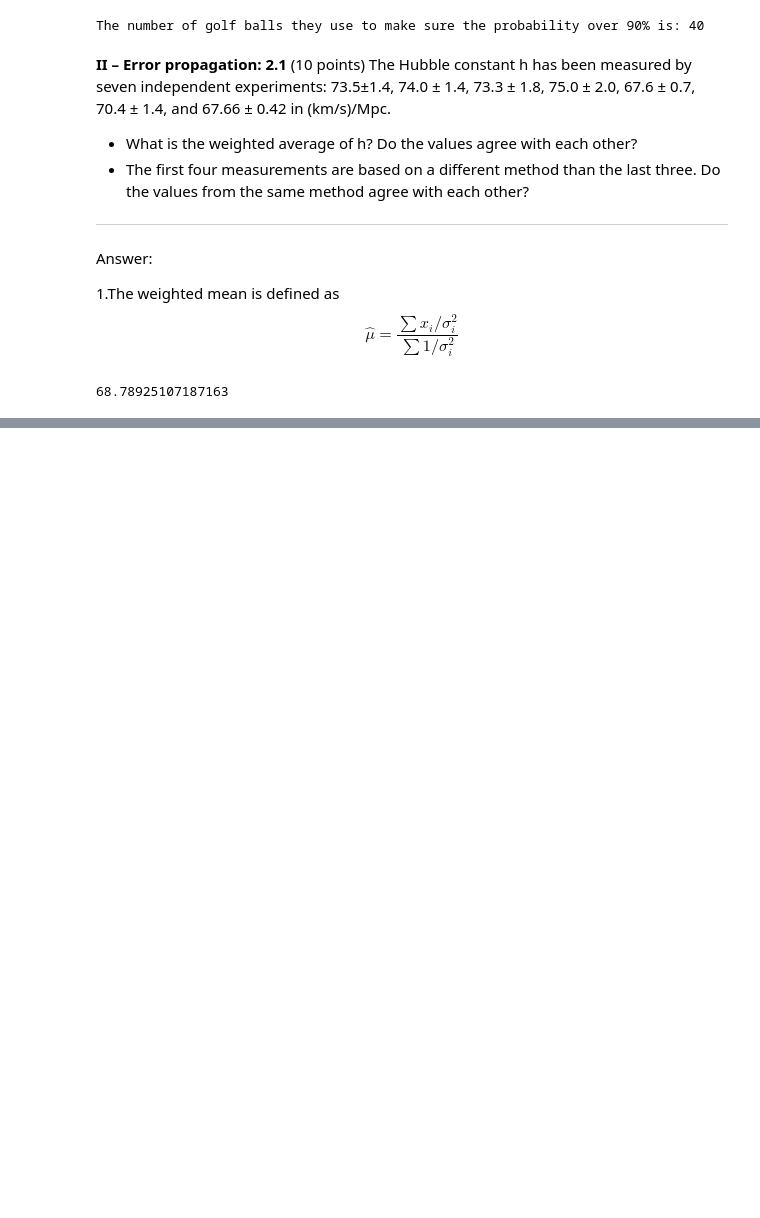
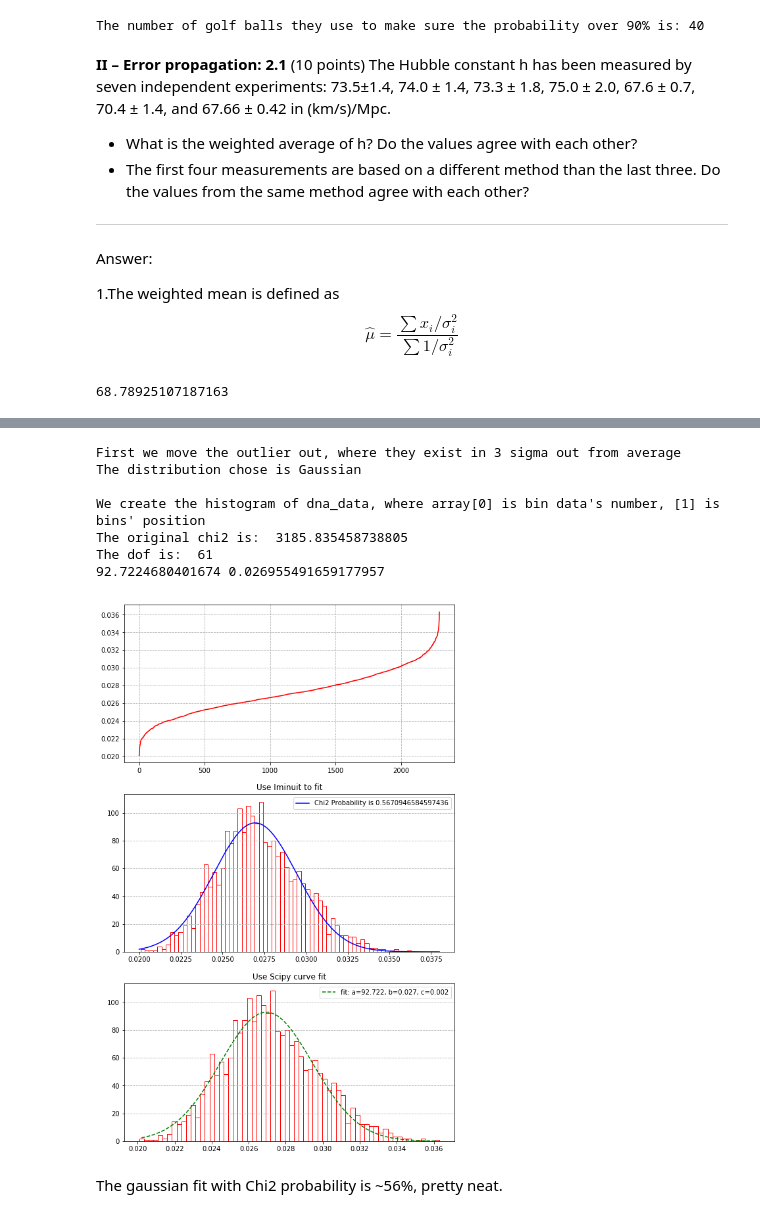
Before and after one commit to gaozmm/Playground_gaozm, a Jupyter notebook: Play_for_stats/Problem_set/ProblemSet2020_KianGao.ipynb, the cells around one changed output, grey strips where cells are left out. Drawn from its saved outputs; the diff is of its cells as text; code cells hidden in the pictures; blank space fills up the shorter version.

```diff
--- a/Play_for_stats/Problem_set/ProblemSet2020_KianGao.ipynb
+++ b/Play_for_stats/Problem_set/ProblemSet2020_KianGao.ipynb
@@ -82,0 +213,70 @@ And the values don't agree with each other. The weighted mean is roughly 68.79,
+# %%
+from iminuit import Minuit
+
+print('First we move the outlier out, where they exist in 3 sigma out from average')
+dna_ndata = np.delete(dna_data, np.argwhere(dna_data<=(np.average(dna_data))-3*np.std(dna_data)).flatten())
+dna_ndata = sorted(dna_ndata)
+fig, axs = plt.subplots(3, figsize=(9,15))
+axs[0].plot(np.linspace(0,len(dna_ndata),len(dna_ndata)), dna_ndata, c='r')
+axs[0].grid(linestyle='--')
+print('The distribution chose is Gaussian ')
+axs[1].hist(dna_ndata, 64, fill=False, edgecolor='red')
+axs[1].grid(linestyle='--', axis='y')
+
+dna_hist = np.histogram(dna_ndata, 64)
+print('\nWe create the histogram of dna_data, where array[0] is bin data\'s number, [1] is bins\' position')
+
+def gaussian_fit(x,a,x0,sigma):
+    return a*np.exp(-(x-x0)**2/(2*sigma**2))
+# Minimize the gaussian fit through Chi2
+
+N_dna_var = 3
+N_dna_dof = 64 - N_dna_var
+
+chi2_dna_object = Chi2Regression(gaussian_fit, (dna_hist[1][:-1]+dna_hist[1][1:])/2, dna_hist[0])
+
+# def chi2_dna_object(a, x0, sigma):
+#     y_fit = gaussian_fit((dna_hist[1][:-1]+dna_hist[1][1:])/2, a, x0, sigma)
+#     chi2 = np.sum(((dna_hist[0] - y_fit) / np.average(dna_ndata))**2)
+#     return chi2
+
+dna_minuit = Minuit(chi2_dna_object, pedantic=False, a=10, x0=0.03, sigma=0.027)
+dna_minuit.migrad()
+chi2_dna_minuit = dna_minuit.fval
+print('The original chi2 is: ', chi2_dna_minuit)
+print('The dof is: ', N_dna_dof)
+
+a_dna_fit = dna_minuit.values['a']
+x0_dna_fit = dna_minuit.values['x0']
+sigma_dna_fit = dna_minuit.values['sigma']
+
+x_dna_fit = np.linspace(0.02, 0.038, 1000)
+gaussian_dna_fit = gaussian_fit(x_dna_fit,a_dna_fit, x0_dna_fit,sigma_dna_fit)
+print(a_dna_fit, x0_dna_fit)
+
+axs[1].plot(x_dna_fit, gaussian_dna_fit, c='b',label='Chi2 Probability is '+str(stats.chi2.sf(chi2_dna_minuit, 3200)))
+axs[1].legend()
+axs[1].set_title('Use Iminuit to fit')
+
+
+#---------------------------------------------
+
+popt, pcov = opt.curve_fit(gaussian_fit, (dna_hist[1][:-1]+dna_hist[1][1:])/2, dna_hist[0])
+axs[2].plot((dna_hist[1][:-1]+dna_hist[1][1:])/2, gaussian_fit((dna_hist[1][:-1]+dna_hist[1][1:])/2, *popt), 'g--',
+         label='fit: a=%5.3f, b=%5.3f, c=%5.3f' % tuple(popt))
+axs[2].hist(dna_ndata, 64, fill=False, edgecolor='red')
+axs[2].grid(linestyle='--', axis='y')
+axs[2].set_title('Use Scipy curve fit')
+axs[2].legend()
+plt.show()
+# %% [output]
+First we move the outlier out, where they exist in 3 sigma out from average
+The distribution chose is Gaussian
+
+We create the histogram of dna_data, where array[0] is bin data's number, [1] is bins' position
+The original chi2 is:  3185.835458738805
+The dof is:  61
+92.7224680401674 0.026955491659177957
+[figure, added]
+# %% [markdown]
+The gaussian fit with Chi2 probability is ~56%, pretty neat.
```
Also changed, not shown: parts of 39 cells of this notebook.
